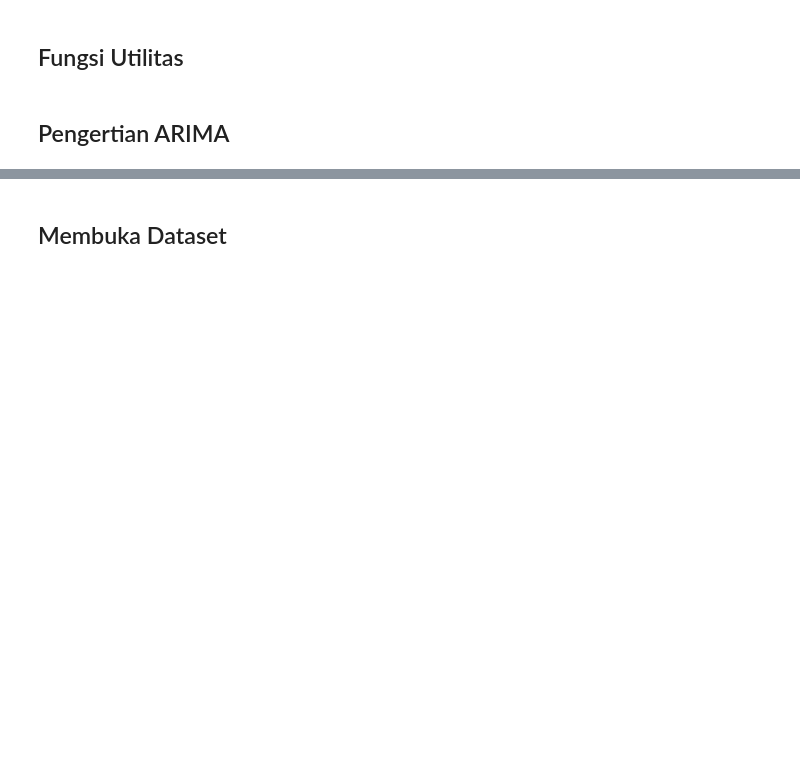
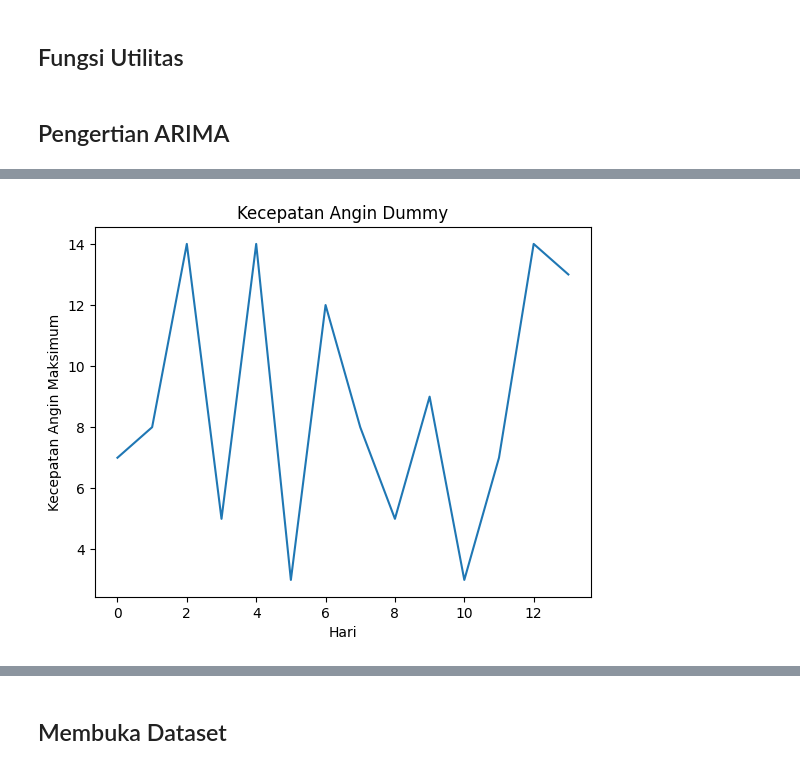
Before and after one commit to shamankares/prediksi-kecepatan-angin-TPI-ARIMA, a Jupyter notebook: Prediksi Kecepatan Angin Maksimal Tanjungpinang.ipynb, the cells around one changed output, grey strips where cells are left out. Saved outputs shown, nothing was run; the diff lists cells and outputs as text; code cells hidden in the pictures; blank space fills up the shorter version.

```diff
--- a/Prediksi Kecepatan Angin Maksimal Tanjungpinang.ipynb
+++ b/Prediksi Kecepatan Angin Maksimal Tanjungpinang.ipynb
@@ -108,0 +132,12 @@ def partial_autocolleration_function(dataset, lag):
+# %%
+# Plot dataset dummy
+fig, ax = plt.subplots()
+plt.plot(data_dummy['kecepatan_angin'])
+
+ax.set_xlabel('Hari')
+ax.set_ylabel('Kecepatan Angin Maksimum')
+ax.set_title('Kecepatan Angin Dummy')
+
+plt.show()
+# %% [output]
+[figure, added]
```
Also changed, not shown: parts of 12 cells of this notebook.
